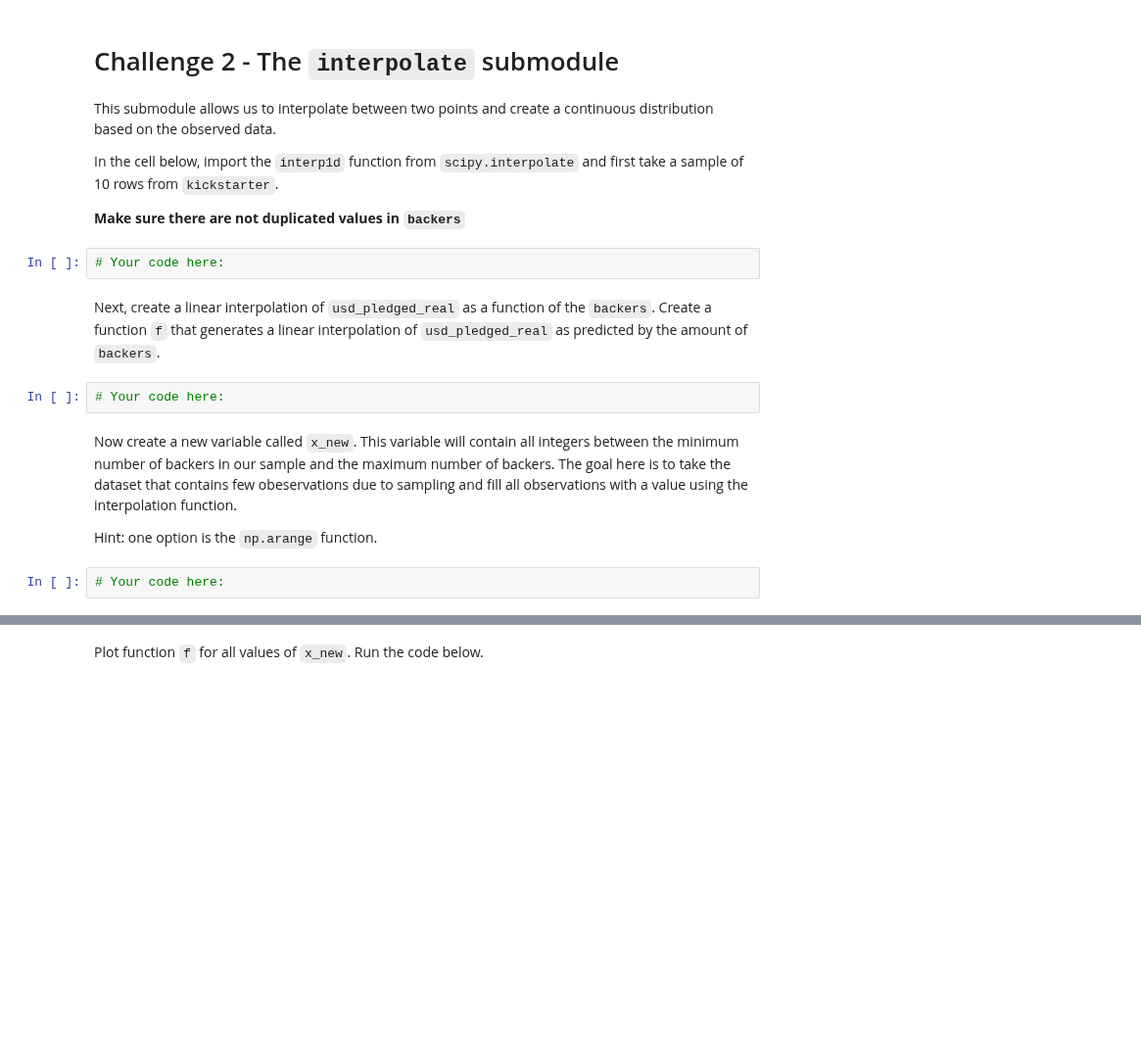
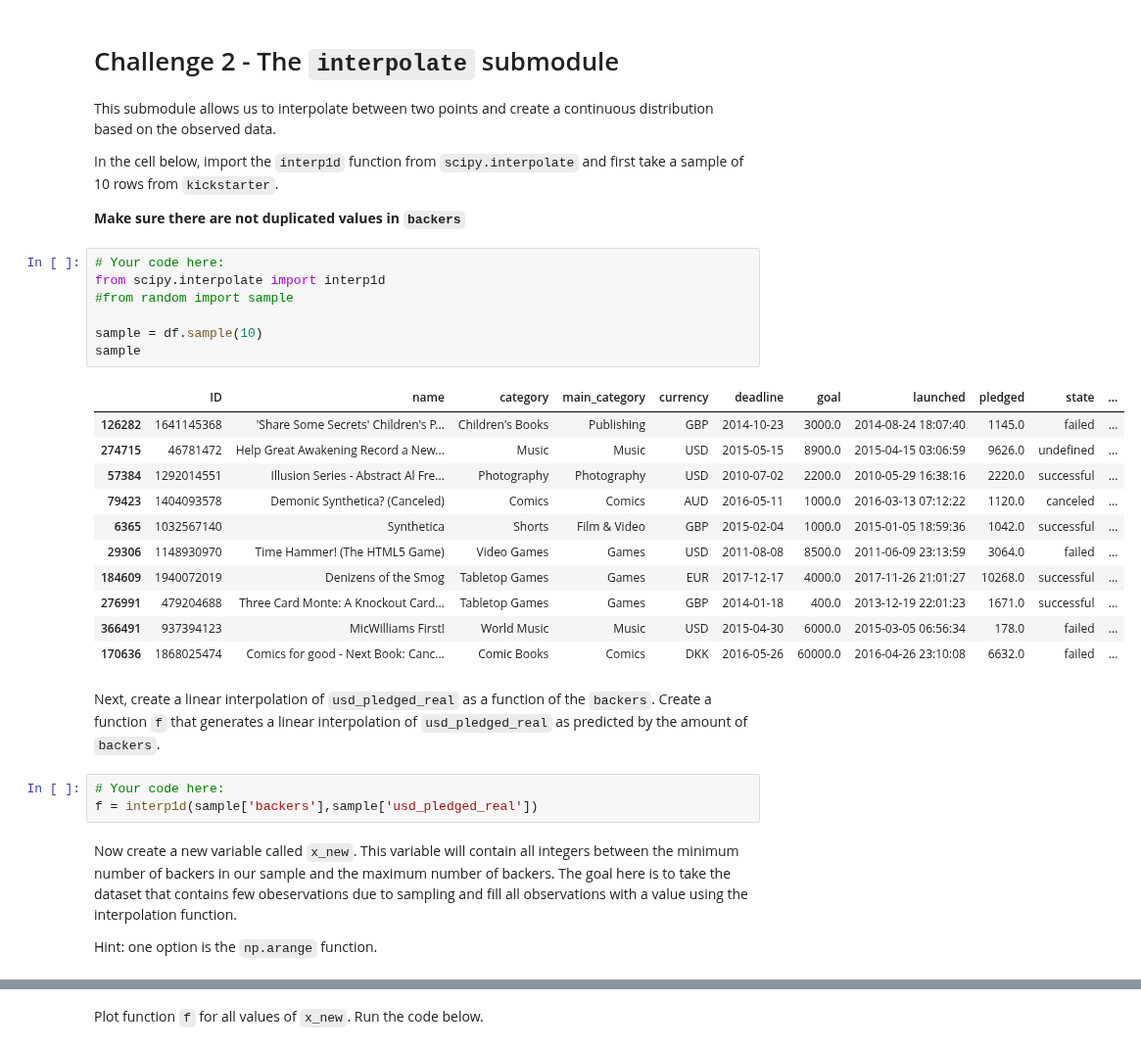
Before and after one commit to ta-data-lis/lab-intro-to-scipy, a Jupyter notebook: your-code/main.ipynb, the cells around one changed output, grey strips where cells are left out. Shown at 98% size. Drawn from its saved outputs; the diff is of its cells as text; blank space fills up the shorter version.

```diff
--- a/your-code/main.ipynb
+++ b/your-code/main.ipynb
@@ -55,15 +110,31 @@ This submodule allows us to interpolate between two points and create a continuo
 In the cell below, import the `interp1d` function from `scipy.interpolate` and first take a sample of 10 rows from `kickstarter`.
 
 **Make sure there are not duplicated values in `backers`**
-# %%
-# Your code here:
+# %%
+# Your code here:
+from scipy.interpolate import interp1d
+#from random import sample
+
+sample = df.sample(10)
+sample
+# %% [output]
+|  | ID | name | category | main_category | currency | deadline | goal | launched | pledged | state | ... |
+| 126282 | 1641145368 | 'Share Some Secrets' Children's P... | Children's Books | Publishing | GBP | 2014-10-23 | 3000.0 | 2014-08-24 18:07:40 | 1145.0 | failed | ... |
+| 274715 | 46781472 | Help Great Awakening Record a New... | Music | Music | USD | 2015-05-15 | 8900.0 | 2015-04-15 03:06:59 | 9626.0 | undefined | ... |
+| 57384 | 1292014551 | Illusion Series - Abstract Al Fre... | Photography | Photography | USD | 2010-07-02 | 2200.0 | 2010-05-29 16:38:16 | 2220.0 | successful | ... |
+| 79423 | 1404093578 | Demonic Synthetica? (Canceled) | Comics | Comics | AUD | 2016-05-11 | 1000.0 | 2016-03-13 07:12:22 | 1120.0 | canceled | ... |
+| 6365 | 1032567140 | Synthetica | Shorts | Film & Video | GBP | 2015-02-04 | 1000.0 | 2015-01-05 18:59:36 | 1042.0 | successful | ... |
+| 29306 | 1148930970 | Time Hammer! (The HTML5 Game) | Video Games | Games | USD | 2011-08-08 | 8500.0 | 2011-06-09 23:13:59 | 3064.0 | failed | ... |
+| 184609 | 1940072019 | Denizens of the Smog | Tabletop Games | Games | EUR | 2017-12-17 | 4000.0 | 2017-11-26 21:01:27 | 10268.0 | successful | ... |
+| 276991 | 479204688 | Three Card Monte: A Knockout Card... | Tabletop Games | Games | GBP | 2014-01-18 | 400.0 | 2013-12-19 22:01:23 | 1671.0 | successful | ... |
+| 366491 | 937394123 | MicWilliams First! | World Music | Music | USD | 2015-04-30 | 6000.0 | 2015-03-05 06:56:34 | 178.0 | failed | ... |
+| 170636 | 1868025474 | Comics for good - Next Book: Canc... | Comic Books | Comics | DKK | 2016-05-26 | 60000.0 | 2016-04-26 23:10:08 | 6632.0 | failed | ... |
 # %% [markdown]
 Next, create a linear interpolation of `usd_pledged_real` as a function of the `backers`. Create a function `f` that generates a linear interpolation of `usd_pledged_real` as predicted by the amount of `backers`.
 # %%
 # Your code here:
+f = interp1d(sample['backers'],sample['usd_pledged_real'])
 # %% [markdown]
 Now create a new variable called `x_new`. This variable will contain all integers between the minimum number of backers in our sample and the maximum number of backers. The goal here is to take the dataset that contains few obeservations due to sampling and fill all observations with a value using the interpolation function.
 
 Hint: one option is the `np.arange` function.
-# %%
-# Your code here:
```
Also changed, not shown: parts of 19 cells of this notebook.
